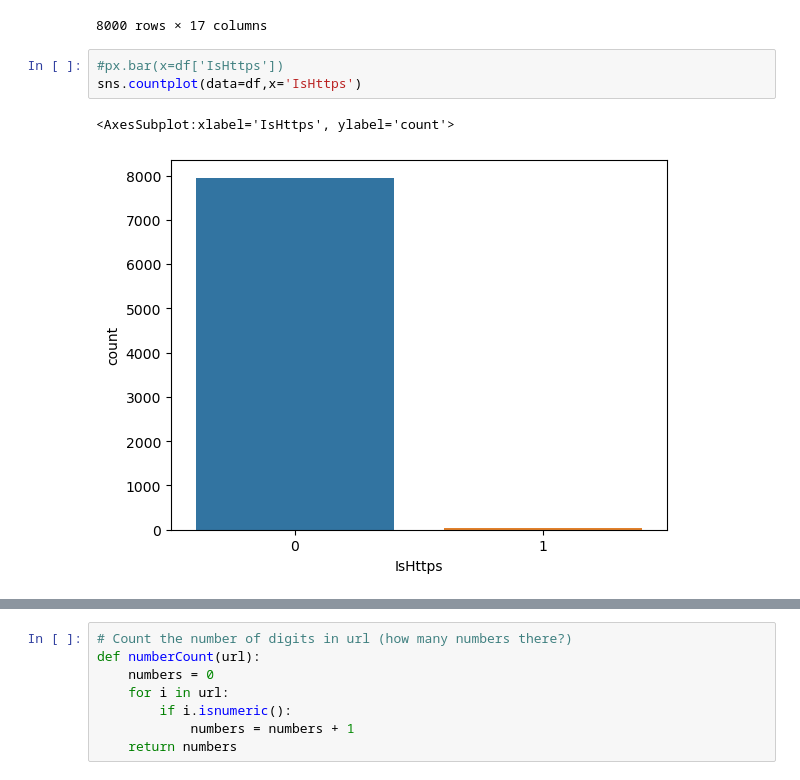
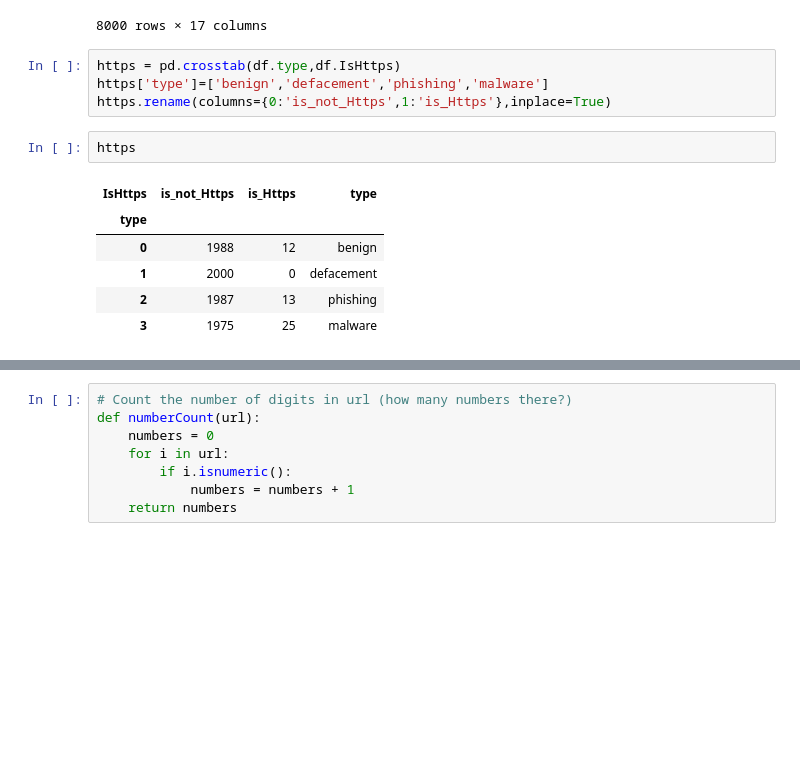
Before and after one commit to Tuwaiq-Data-Science-Bootcamp-V2/Capstone_Project, a Jupyter notebook: Project_with_models.ipynb, the cells around one changed output, grey strips where cells are left out. Cells and saved outputs as stored; diff of their text form; blank space fills up the shorter version.

```diff
--- a/Project_with_models.ipynb
+++ b/Project_with_models.ipynb
@@ -292,9 +299,16 @@ df
 | 7998 | http://appleid.apple.co.uk.cgi-bi... | phishing | 0 | 0 | 3 | 1 | 10 | 0 | 0 | 0 | 0 | ... |
 | 7999 | paulallenconnection.com | phishing | 0 | 0 | 0 | 0 | 1 | 0 | 0 | 0 | 0 | ... |
 8000 rows × 17 columns
-# %%
-#px.bar(x=df['IsHttps'])
-sns.countplot(data=df,x='IsHttps')
-# %% [output]
-<AxesSubplot:xlabel='IsHttps', ylabel='count'>
-[figure, removed]
+# %%
+https = pd.crosstab(df.type,df.IsHttps)
+https['type']=['benign','defacement','phishing','malware']
+https.rename(columns={0:'is_not_Https',1:'is_Https'},inplace=True)
+# %%
+https
+# %% [output]
+| IsHttps | is_not_Https | is_Https | type |
+| type |  |  |  |
+| 0 | 1988 | 12 | benign |
+| 1 | 2000 | 0 | defacement |
+| 2 | 1987 | 13 | phishing |
+| 3 | 1975 | 25 | malware |
```
Also changed, not shown: parts of 89 cells of this notebook.
